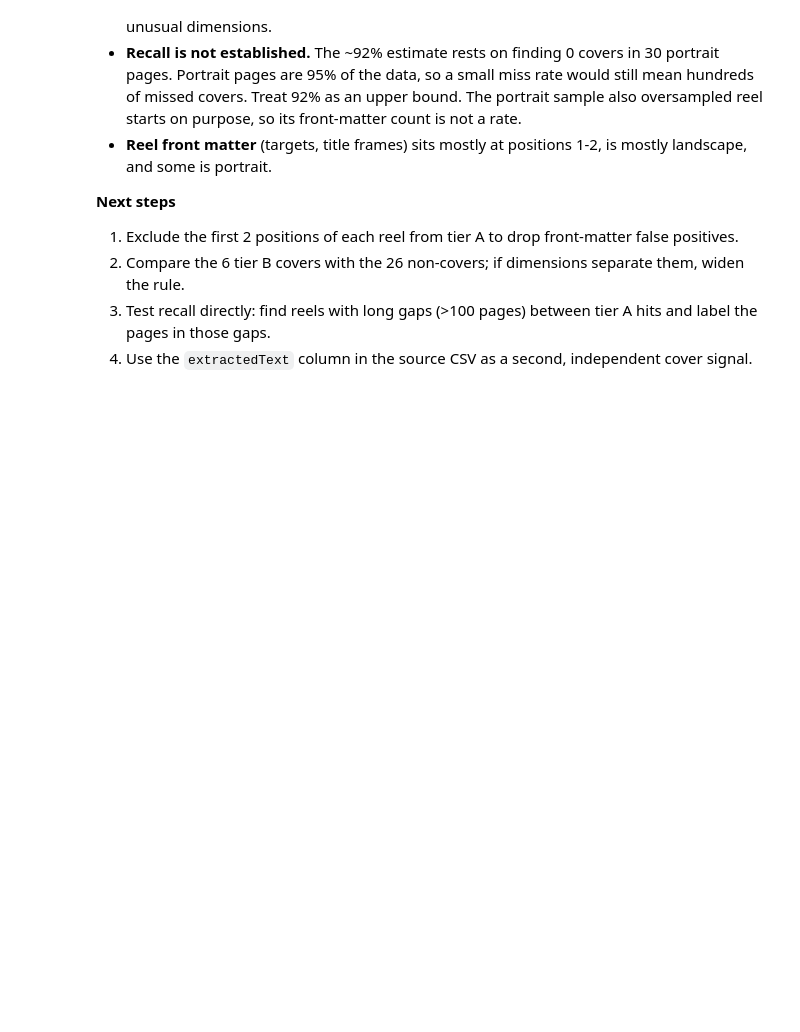
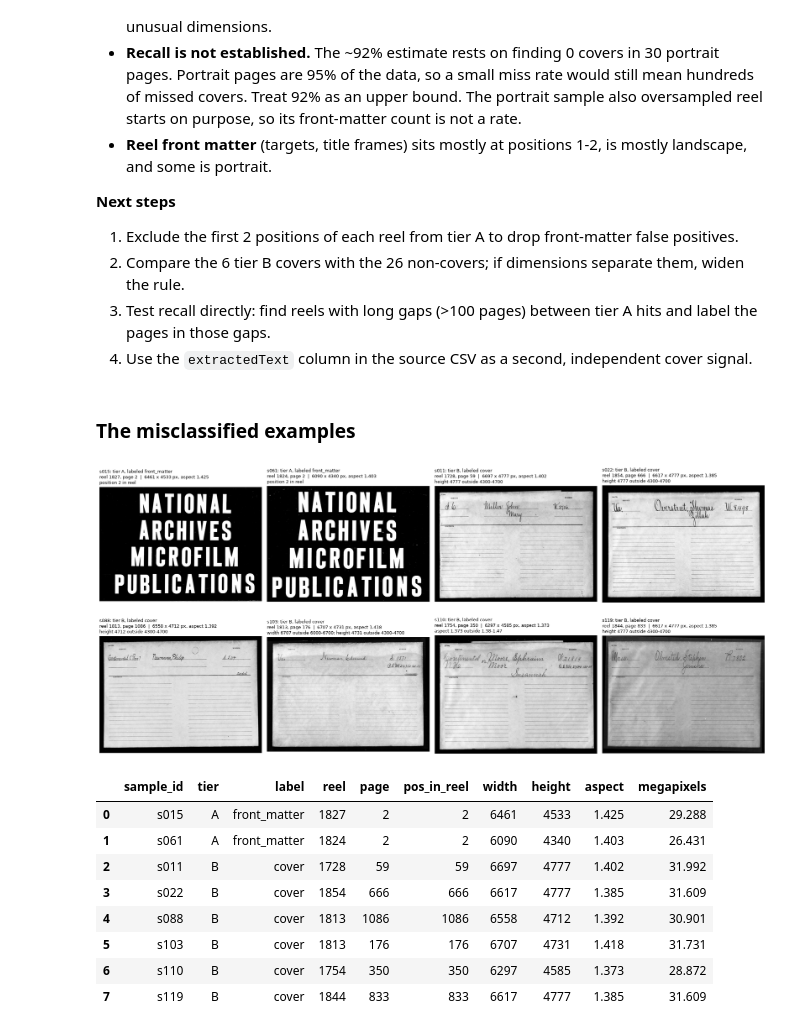
Before and after one commit to MikeTrizna/nara_reel_split, a Jupyter notebook: cover_candidates.ipynb, the cells around one changed output. Drawn from its saved outputs; the diff is of its cells as text; code cells hidden in the pictures; blank space fills up the shorter version.

Commit message:
Added a section for images at end of notebook

```diff
--- a/cover_candidates.ipynb
+++ b/cover_candidates.ipynb
@@ -330,3 +330,38 @@ Tier C sample has only 30 labels, so the recall estimate is rough if few covers
 2. Compare the 6 tier B covers with the 26 non-covers; if dimensions separate them, widen the rule.
 3. Test recall directly: find reels with long gaps (>100 pages) between tier A hits and label the pages in those gaps.
 4. Use the `extractedText` column in the source CSV as a second, independent cover signal.
+# %% [markdown]
+### The misclassified examples
+# %%
+# The "errors": tier A pages labeled front_matter, and tier B pages labeled cover
+lab = pd.read_csv(OUT / "labels.csv").merge(pd.read_csv(OUT / "sample_key.csv"), on=["sample_id", "reel", "page"])
+errs = pd.concat([lab[(lab.tier == "A") & (lab.label == "front_matter")],
+                  lab[(lab.tier == "B") & (lab.label == "cover")]]).reset_index(drop=True)
+
+def why_not_A(r):
+    out = []
+    if not 6000 <= r.width <= 6700: out.append(f"width {r.width} outside 6000-6700")
+    if not 4300 <= r.height <= 4700: out.append(f"height {r.height} outside 4300-4700")
+    if not 1.38 <= r.aspect <= 1.47: out.append(f"aspect {r.aspect:.3f} outside 1.38-1.47")
+    return "; ".join(out)
+
+fig, axes = plt.subplots(2, 4, figsize=(20, 9.5))
+for ax, r in zip(axes.ravel(), errs.itertuples()):
+    ax.imshow(Image.open(OUT / "thumbs" / f"{r.sample_id}.jpg"), cmap="gray"); ax.axis("off")
+    kind = "tier A, labeled front_matter" if r.tier == "A" else "tier B, labeled cover"
+    detail = (f"position {r.pos_in_reel} in reel" if r.tier == "A" else why_not_A(r))
+    ax.set_title(f"{r.sample_id}: {kind}\nreel {r.reel}, page {r.page}  |  {r.width} x {r.height} px, aspect {r.aspect:.3f}\n{detail}",
+                 fontsize=9, loc="left")
+plt.tight_layout(); plt.show()
+errs[["sample_id", "tier", "label", "reel", "page", "pos_in_reel", "width", "height", "aspect", "megapixels"]].round(3)
+# %% [output]
+[figure, added]
+|  | sample_id | tier | label | reel | page | pos_in_reel | width | height | aspect | megapixels |
+| 0 | s015 | A | front_matter | 1827 | 2 | 2 | 6461 | 4533 | 1.425 | 29.288 |
+| 1 | s061 | A | front_matter | 1824 | 2 | 2 | 6090 | 4340 | 1.403 | 26.431 |
+| 2 | s011 | B | cover | 1728 | 59 | 59 | 6697 | 4777 | 1.402 | 31.992 |
+| 3 | s022 | B | cover | 1854 | 666 | 666 | 6617 | 4777 | 1.385 | 31.609 |
+| 4 | s088 | B | cover | 1813 | 1086 | 1086 | 6558 | 4712 | 1.392 | 30.901 |
+| 5 | s103 | B | cover | 1813 | 176 | 176 | 6707 | 4731 | 1.418 | 31.731 |
+| 6 | s110 | B | cover | 1754 | 350 | 350 | 6297 | 4585 | 1.373 | 28.872 |
+| 7 | s119 | B | cover | 1844 | 833 | 833 | 6617 | 4777 | 1.385 | 31.609 |
```
Also changed, not shown: parts of 1 cell of this notebook.
